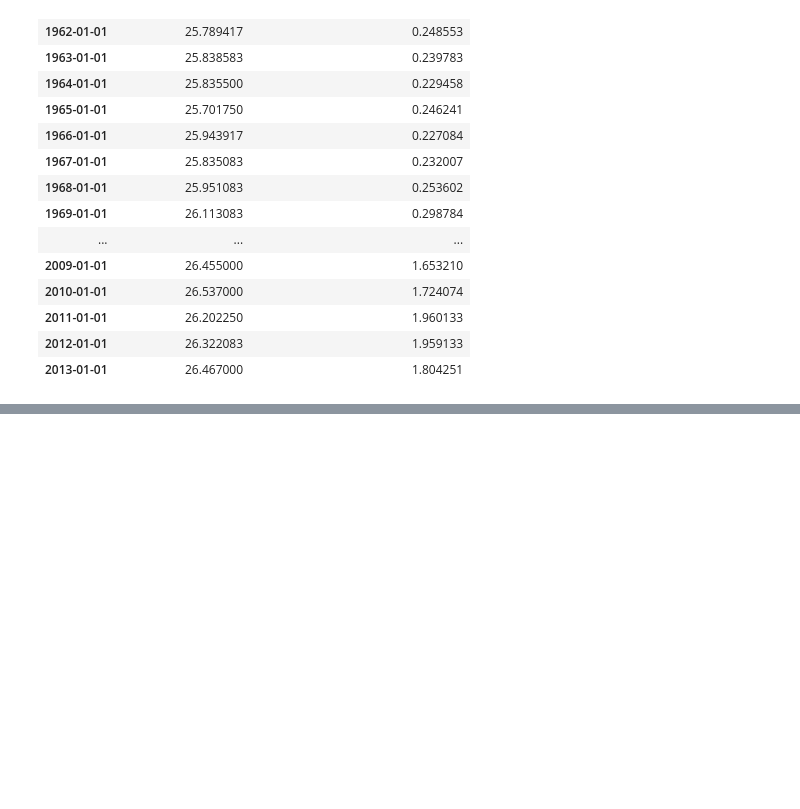
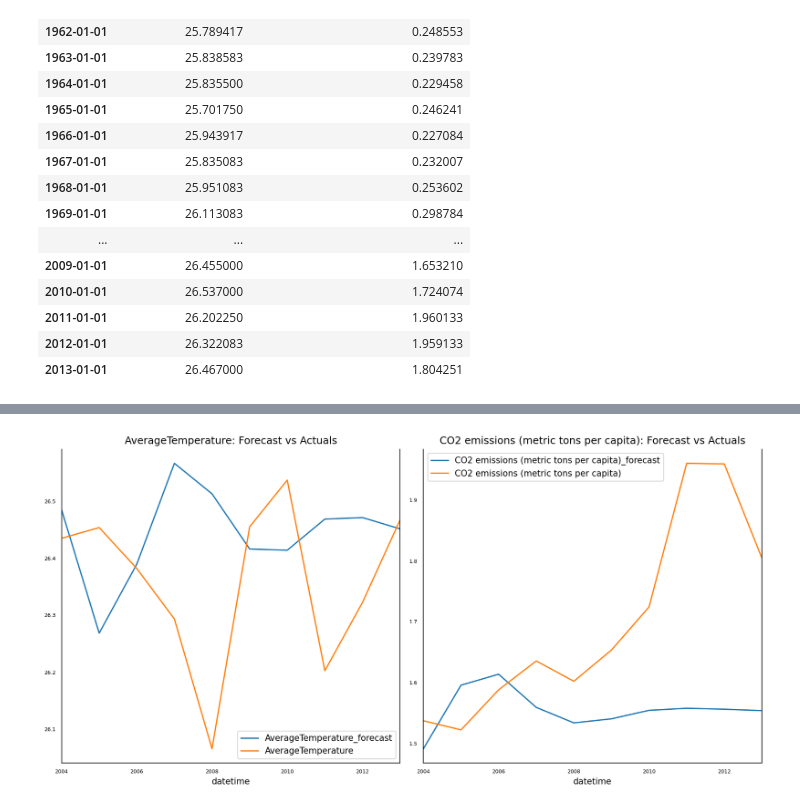
Before and after one commit to EdwardMatthew/Climate-Forecasting, a Jupyter notebook: Analysis/CO2_emissions_temp_analysis.ipynb, the cells around one changed output, grey strips where cells are left out. Saved outputs shown, nothing was run; the diff lists cells and outputs as text; code cells hidden in the pictures; blank space fills up the shorter version.

```diff
--- a/Analysis/CO2_emissions_temp_analysis.ipynb
+++ b/Analysis/CO2_emissions_temp_analysis.ipynb
@@ -150,0 +230,4 @@ plt.grid()
+# %%
+# training the model to the third lag order
+model_fit = model.fit(3)
+model_fit.summary()
@@ -150,0 +252,11 @@ plt.grid()
+# %%
+# getting the lag order for forecasting
+lag_order = model_fit.k_ar
+
+# forecasting input data
+forecast_input = indo_final_differenced.values[-lag_order:]
+
+# begin forecasting
+fc = model_fit.forecast(y=forecast_input, steps=nobs)
+df_forecast = pd.DataFrame(fc, index=indo_final_differenced.index[-nobs:], columns=indo_final_differenced.columns + "_1d")
+df_forecast
@@ -150,0 +276,14 @@ plt.grid()
+# %%
+# inverting the difference to get the actual forecasting
+def inverse_difference(df_train, df_forecast):
+    """Integrating the differenced dataset"""
+    df_fc = df_forecast.copy()
+    columns = df_train.columns
+    for col in columns:
+        # Roll back first diff
+        df_fc[str(col) + "_forecast"] = df_train[col].iloc[-1] + df_fc[str(col)+"_1d"]
+    return df_fc
+# %%
+# getting the actual forecast results
+df_results = inverse_difference(df_train, df_forecast)
+df_results.loc[:, ["AverageTemperature_forecast", "CO2 emissions (metric tons per capita)_forecast"]]
@@ -150,0 +319,14 @@ plt.grid()
+# %%
+fig, axes = plt.subplots(nrows=int(len(indo_final.columns)/2), ncols=2, dpi=150, figsize=(12, 6))
+for i, (col,ax) in enumerate(zip(indo_final.columns, axes.flatten())):
+    df_results[col+'_forecast'].plot(legend=True, ax=ax).autoscale(axis='x',tight=True)
+    df_test[col][-nobs:].plot(legend=True, ax=ax);
+    ax.set_title(col + ": Forecast vs Actuals")
+    ax.xaxis.set_ticks_position('none')
+    ax.yaxis.set_ticks_position('none')
+    ax.spines["top"].set_alpha(0)
+    ax.tick_params(labelsize=6)
+
+plt.tight_layout();
+# %% [output]
+[figure, added]
```
Also changed, not shown: parts of 16 cells of this notebook, 2 other files.
